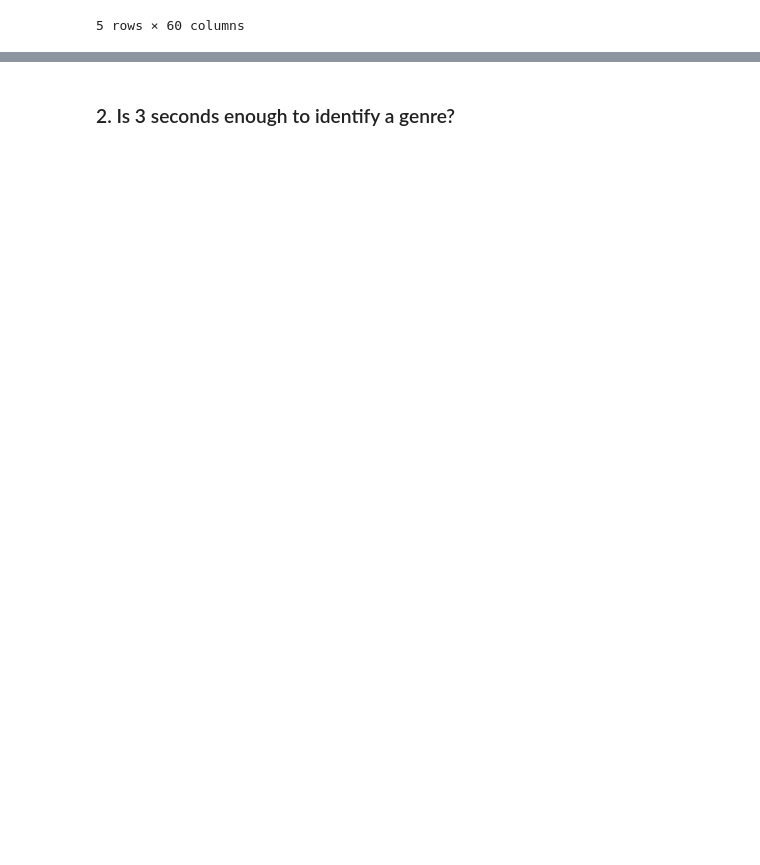
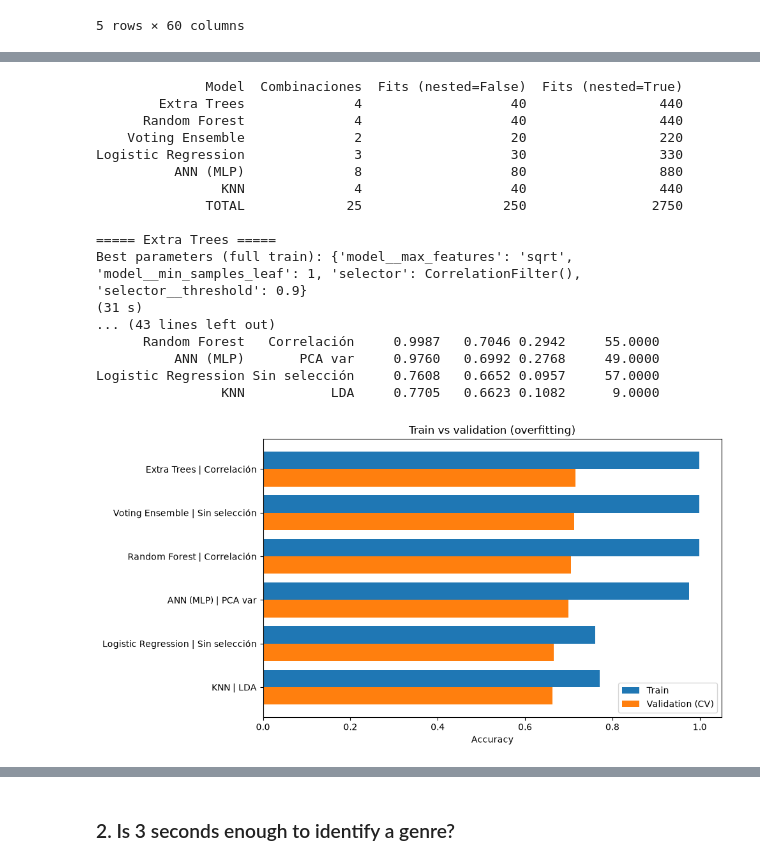
Before and after one commit to annacp04/music-genre-classification, a Jupyter notebook: task_2.ipynb, the cells around one changed output, grey strips where cells are left out. Cells and saved outputs as stored; diff of their text form; code cells hidden in the pictures; blank space fills up the shorter version.

```diff
--- a/task_2.ipynb
+++ b/task_2.ipynb
@@ -218,0 +236,80 @@ Assessment of Overfitting: curva de aprendizaje
+# %%
+import time
+from sklearn.base import clone
+from Models import *
+from grid_config import *
+
+g_train_3s, g_test_3s = prep_3s.get_groups()
+
+# groups -> song-grouped CV (StratifiedGroupKFold): all the segments of a song
+# are always in the same fold, both in the grid search and in evaluate_all
+models_3 = Models(
+    X_train_3s, y_train_3s, label_encoder=prep_3s.encoder,
+    groups=g_train_3s, n_splits=10,
+)
+models_3.build_models()
+
+# Only the models and selectors that worked best on the 30 s features
+SELECTORS_3S = {
+    "Extra Trees": ["correlation"],
+    "Random Forest": ["correlation"],
+    "Voting Ensemble": ["none"],
+    "Logistic Regression": ["none"],
+    "ANN (MLP)": ["pca_var"],
+    "KNN": ["lda"],
+}
+MODEL_GRIDS_3S = {name: MODEL_GRIDS[name] for name in SELECTORS_3S}
+# KNN: k=13 won on 30 s at the edge of the grid -> try larger values; uniform weights only
+MODEL_GRIDS_3S["KNN"] = {"model__n_neighbors": [9, 13, 25, 51], "model__weights": ["uniform"]}
+
+grids_3 = build_param_grids(
+    models_3.fs, model_grids=MODEL_GRIDS_3S, selectors_per_model=SELECTORS_3S
+)
+print_grid_sizes(grids_3)
+
+# 1. Grid search
+results_3 = {}
+for name, grid in grids_3.items():
+    print(f"\n===== {name} =====")
+    t0 = time.time()
+    _, results_3[name] = models_3.grid_search(
+        name, grid, nested=False, set_best=False, inner_splits=10
+    )
+    print(f"({time.time() - t0:.0f} s)")
+
+# 2. Best hyperparameters of each model as a pipeline
+names_3 = []
+for name, summary in results_3.items():
+    cv = summary["cv_results"]
+    cv = cv.assign(Selector=cv["params"].map(lambda p: selector_label(p["selector"])))
+    for _, row in cv.groupby("Selector", sort=False).head(1).iterrows():
+        tuned_name = f"{name} | {row['Selector']}"
+        pipe = clone(clone(models_3.models[name]).set_params(**row["params"]))
+        if tuned_name in models_3.models:
+            models_3.remove_model(tuned_name)
+        models_3.add_model(tuned_name, pipe, model=name, selector=row["Selector"])
+        names_3.append(tuned_name)
+
+# 3. Train vs validation table (segment-level accuracy, song-grouped CV)
+results_3s = models_3.evaluate_all(names=names_3)
+best_3 = models_3.best_per_model()
+models_3.plot_gap()
+# %% [output]
+              Model  Combinaciones  Fits (nested=False)  Fits (nested=True)
+        Extra Trees              4                   40                 440
+      Random Forest              4                   40                 440
+    Voting Ensemble              2                   20                 220
+Logistic Regression              3                   30                 330
+          ANN (MLP)              8                   80                 880
+                KNN              4                   40                 440
+              TOTAL             25                  250                2750
+
+===== Extra Trees =====
+Best parameters (full train): {'model__max_features': 'sqrt', 'model__min_samples_leaf': 1, 'selector': CorrelationFilter(), 'selector__threshold': 0.9}
+(31 s)
+... (43 lines left out)
+      Random Forest   Correlación     0.9987   0.7046 0.2942     55.0000
+          ANN (MLP)       PCA var     0.9760   0.6992 0.2768     49.0000
+Logistic Regression Sin selección     0.7608   0.6652 0.0957     57.0000
+                KNN           LDA     0.7705   0.6623 0.1082      9.0000
+[figure, added]
```
Also changed, not shown: parts of 41 cells of this notebook, 4 other files.
